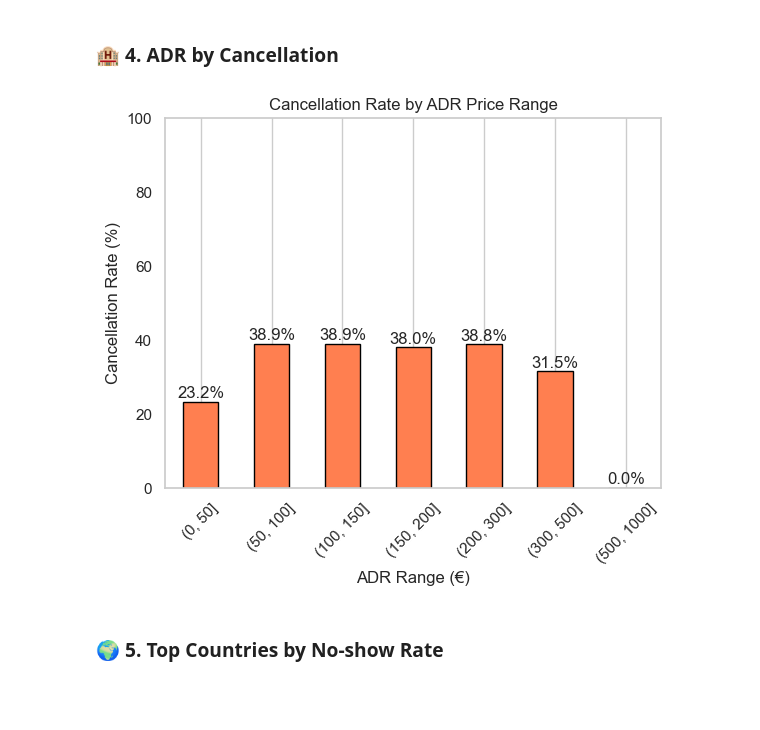
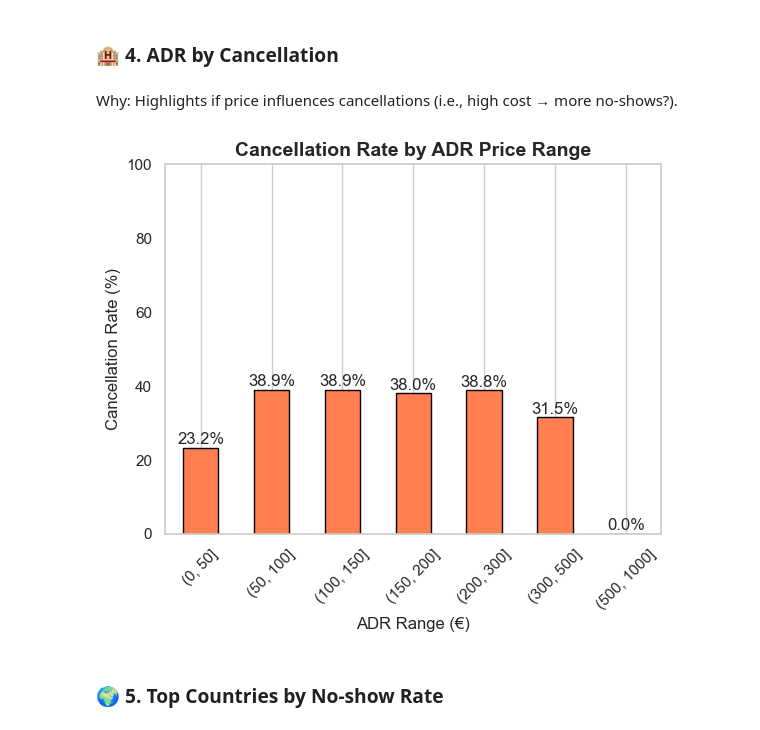
Before and after one commit to CharlesMalonRocha/Capstone-Group-Project, a Jupyter notebook: Overbooking solution.ipynb, the cells around one changed output. Saved outputs shown, nothing was run; the diff lists cells and outputs as text; code cells hidden in the pictures; blank space fills up the shorter version.

```diff
--- a/Overbooking solution.ipynb
+++ b/Overbooking solution.ipynb
@@ -201,25 +202,27 @@ plt.show()
 # %% [markdown]
 ### 🏨 4. ADR by Cancellation
+# %% [markdown]
+Why: Highlights if price influences cancellations (i.e., high cost → more no-shows?).
 # %%
 adr_bins = [0, 50, 100, 150, 200, 300, 500, 1000]
 df['adr_range'] = pd.cut(df['adr'], bins=adr_bins)
 
 adr_cancel = df.groupby('adr_range')['is_canceled'].mean() * 100
 adr_cancel = adr_cancel.sort_index()
 
 adr_cancel.plot(kind='bar', color='coral', edgecolor='black')
-plt.title('Cancellation Rate by ADR Price Range')
+plt.title('Cancellation Rate by ADR Price Range', fontsize=14, weight='bold')
 plt.xlabel('ADR Range (€)')
 plt.ylabel('Cancellation Rate (%)')
 plt.ylim(0, 100)
 plt.xticks(rotation=45)
 
 for index, value in enumerate(adr_cancel):
     plt.text(index, value + 1, f'{value:.1f}%', ha='center')
 
 plt.grid(axis='y')
 plt.show()
 # %% [output]
-[figure, old version]
+[figure, new version]
 # %% [markdown]
 ### 🌍 5. Top Countries by No-show Rate
```
Also changed, not shown: parts of 29 cells of this notebook.
